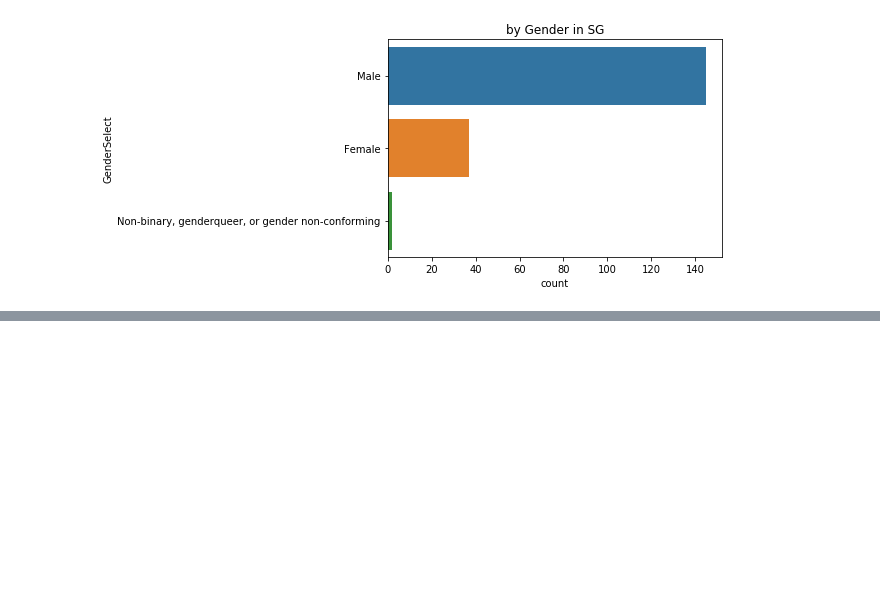
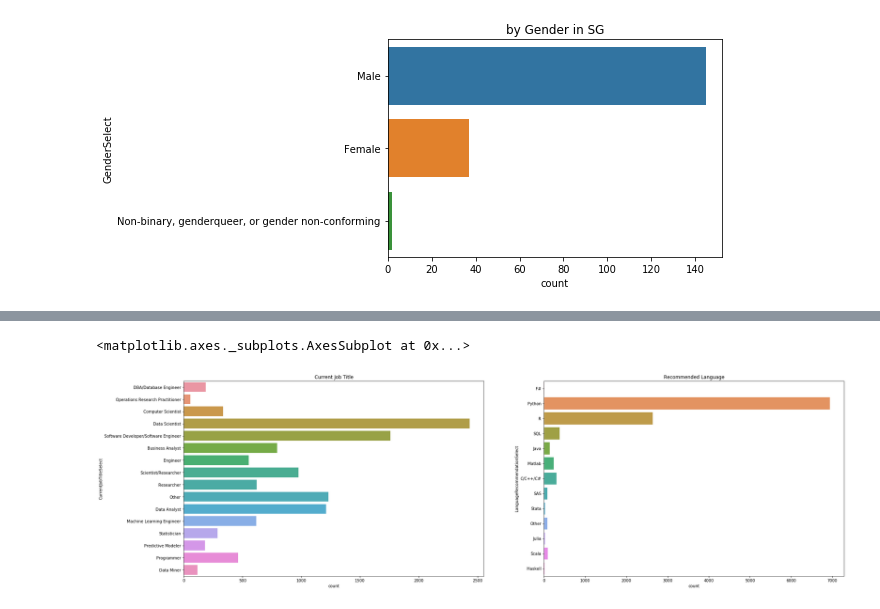
Before and after one commit to qsang86/Kaggle-ML-and-Data-Science-Survey-2017, a Jupyter notebook: script/Kaggle ML DS Survey 2017.ipynb, the cells around one changed output, grey strips where cells are left out. Drawn from its saved outputs; the diff is of its cells as text; code cells hidden in the pictures; blank space fills up the shorter version.

Commit message:
Update with more data vizs

```diff
--- a/script/Kaggle ML DS Survey 2017.ipynb
+++ b/script/Kaggle ML DS Survey 2017.ipynb
@@ -170,0 +182,12 @@ Number of interviewees in SG: 184
+# %%
+from matplotlib.gridspec import GridSpec
+
+plot.figure(2, figsize=(30, 20))
+tgrid = GridSpec(2, 2)
+plot.subplot(tgrid[0, 1], title = 'Recommended Language')
+sns.countplot(y='LanguageRecommendationSelect', data=mcq)
+plot.subplot(tgrid[0, 0], title='Current Job Title')
+sns.countplot(y='CurrentJobTitleSelect', data=mcq)
+# %% [output]
+<matplotlib.axes._subplots.AxesSubplot at 0x...>
+[figure, added]
```
Also changed, not shown: parts of 6 cells of this notebook.
